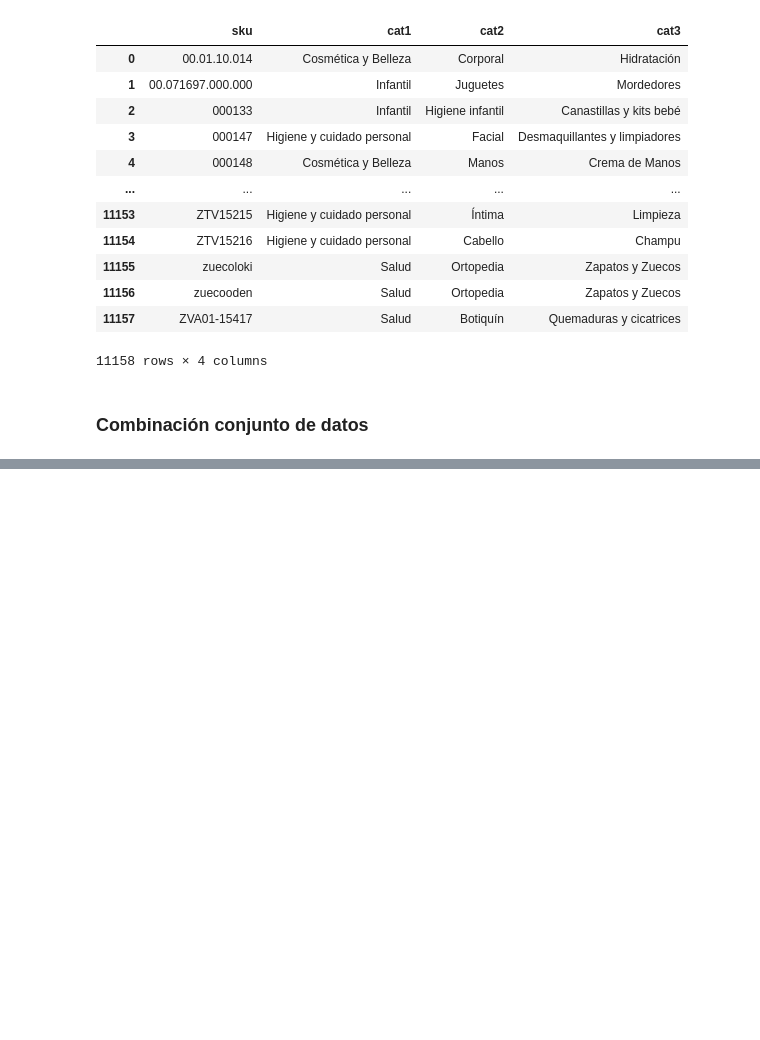
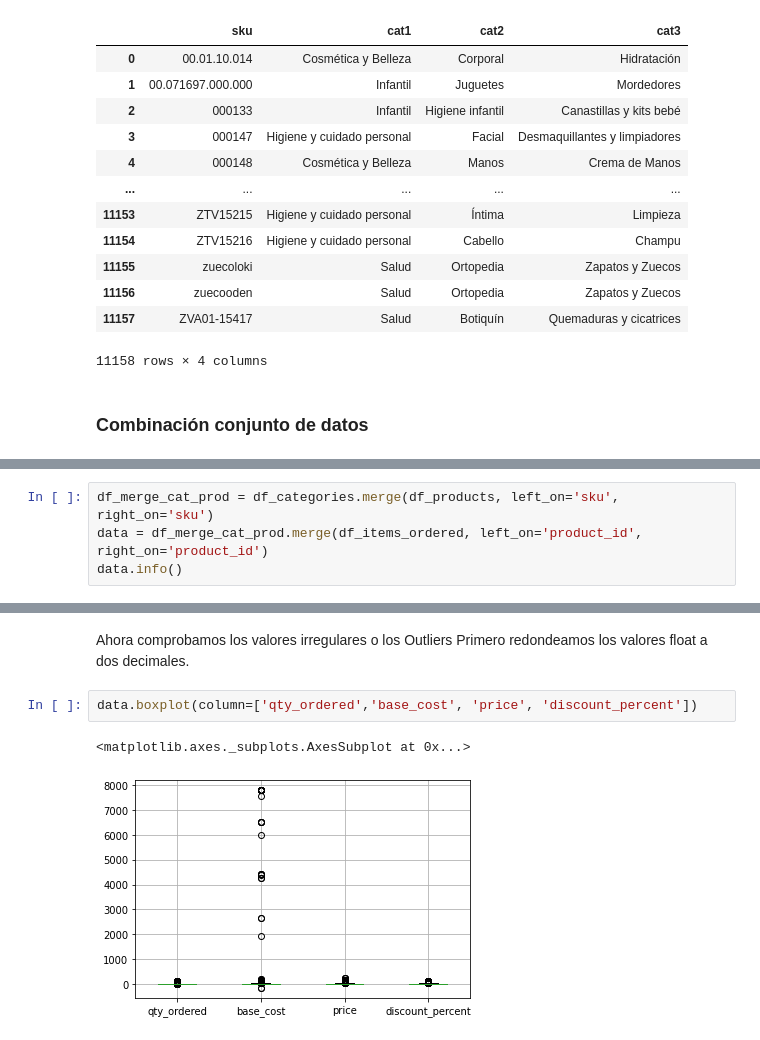
Before and after one commit to miguelalejo/UOC-Apotheikon, a Jupyter notebook: notebooks/UOC_Apotheikon_data_procesing.ipynb, the cells around one changed output, grey strips where cells are left out. Saved outputs shown, nothing was run; the diff lists cells and outputs as text; blank space fills up the shorter version.

```diff
--- a/notebooks/UOC_Apotheikon_data_procesing.ipynb
+++ b/notebooks/UOC_Apotheikon_data_procesing.ipynb
@@ -1057,0 +246,4 @@ df_final_tree_proveedor.to_json(orient='records')
+# %%
+df_merge_cat_prod = df_categories.merge(df_products, left_on='sku', right_on='sku')
+data = df_merge_cat_prod.merge(df_items_ordered, left_on='product_id', right_on='product_id')
+data.info()
@@ -1057,0 +313,8 @@ df_final_tree_proveedor.to_json(orient='records')
+# %% [markdown]
+Ahora comprobamos los valores irregulares o los Outliers
+Primero redondeamos los valores float a dos decimales.
+# %%
+data.boxplot(column=['qty_ordered','base_cost', 'price', 'discount_percent'])
+# %% [output]
+<matplotlib.axes._subplots.AxesSubplot at 0x...>
+[figure, added]
```
Also changed, not shown: parts of 106 cells of this notebook.
